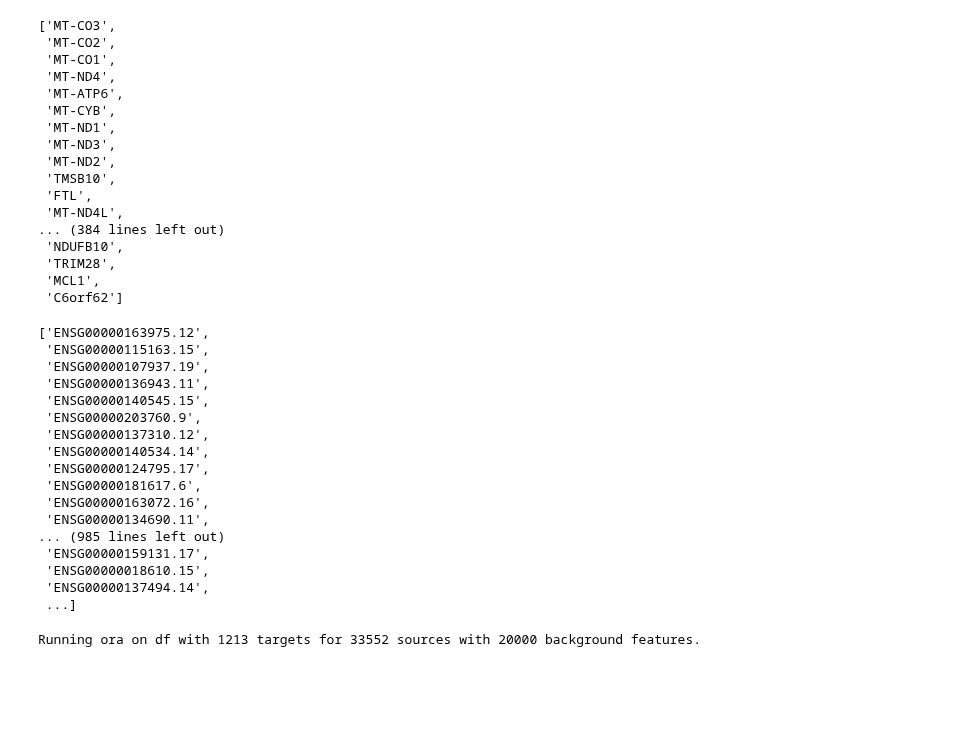
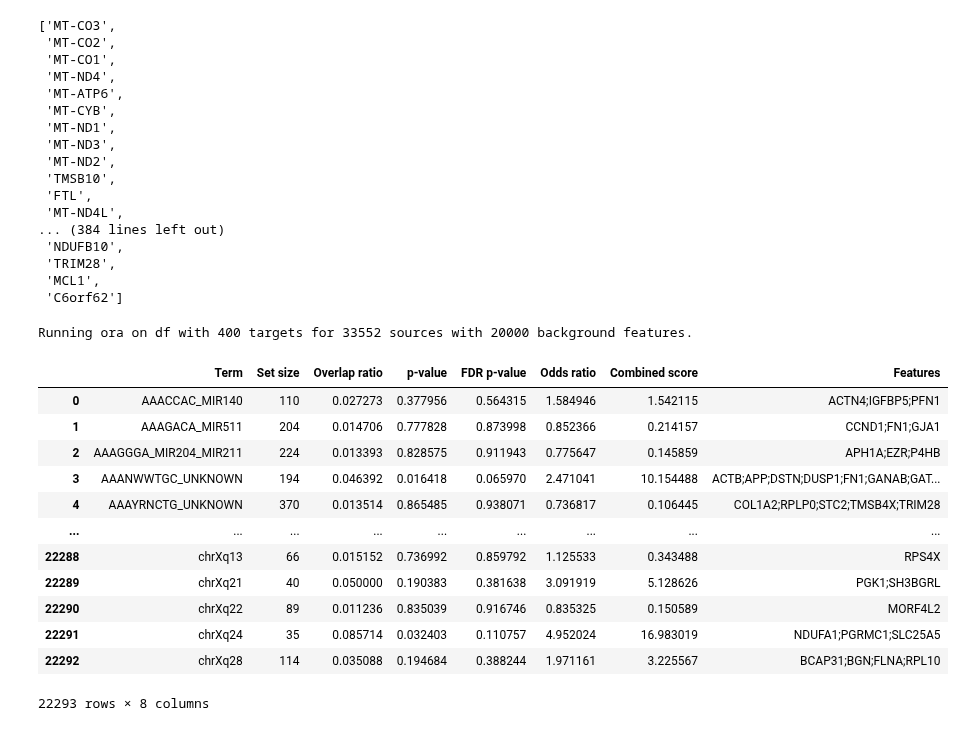
Before and after one commit to l1joseph/Multiscale_HRD_Classifier, a Jupyter notebook: prelim_analysis/decouplR_analysis.ipynb, the cells around one changed output. Cells and saved outputs as stored; diff of their text form; code cells hidden in the pictures; blank space fills up the shorter version.

```diff
--- a/prelim_analysis/decouplR_analysis.ipynb
+++ b/prelim_analysis/decouplR_analysis.ipynb
@@ -122,40 +160,32 @@ gene_split
  'TRIM28',
  'MCL1',
  'C6orf62']
-# %%
-bottom_genes = pd.read_csv('data/bottom_2_percent.tsv', sep = '\t', index_col=0)
-bottom_genes.reset_index(inplace=True)
-bottom_genes_list = bottom_genes['index'].to_list()
-
-bottom_genes_list
-# %% [output]
-['ENSG00000163975.12',
- 'ENSG00000115163.15',
- 'ENSG00000107937.19',
- 'ENSG00000136943.11',
- 'ENSG00000140545.15',
- 'ENSG00000203760.9',
- 'ENSG00000137310.12',
- 'ENSG00000140534.14',
- 'ENSG00000124795.17',
- 'ENSG00000181617.6',
- 'ENSG00000163072.16',
- 'ENSG00000134690.11',
-... (985 lines left out)
- 'ENSG00000159131.17',
- 'ENSG00000018610.15',
- 'ENSG00000137494.14',
- ...]
 # %%
 ORA_df = dc.get_ora_df(
-    df = bottom_genes_list,
+    df = gene_split,
     net = msigdb,
     source='geneset',
     target='genesymbol',
     verbose=True,
 )
 # %% [output]
-Running ora on df with 1213 targets for 33552 sources with 20000 background features.
+Running ora on df with 400 targets for 33552 sources with 20000 background features.
+# %%
+ORA_df
+# %% [output]
+|  | Term | Set size | Overlap ratio | p-value | FDR p-value | Odds ratio | Combined score | Features |
+| 0 | AAACCAC_MIR140 | 110 | 0.027273 | 0.377956 | 0.564315 | 1.584946 | 1.542115 | ACTN4;IGFBP5;PFN1 |
+| 1 | AAAGACA_MIR511 | 204 | 0.014706 | 0.777828 | 0.873998 | 0.852366 | 0.214157 | CCND1;FN1;GJA1 |
+| 2 | AAAGGGA_MIR204_MIR211 | 224 | 0.013393 | 0.828575 | 0.911943 | 0.775647 | 0.145859 | APH1A;EZR;P4HB |
+| 3 | AAANWWTGC_UNKNOWN | 194 | 0.046392 | 0.016418 | 0.065970 | 2.471041 | 10.154488 | ACTB;APP;DSTN;DUSP1;FN1;GANAB;GAT... |
+| 4 | AAAYRNCTG_UNKNOWN | 370 | 0.013514 | 0.865485 | 0.938071 | 0.736817 | 0.106445 | COL1A2;RPLP0;STC2;TMSB4X;TRIM28 |
+| ... | ... | ... | ... | ... | ... | ... | ... | ... |
+| 22288 | chrXq13 | 66 | 0.015152 | 0.736992 | 0.859792 | 1.125533 | 0.343488 | RPS4X |
+| 22289 | chrXq21 | 40 | 0.050000 | 0.190383 | 0.381638 | 3.091919 | 5.128626 | PGK1;SH3BGRL |
+| 22290 | chrXq22 | 89 | 0.011236 | 0.835039 | 0.916746 | 0.835325 | 0.150589 | MORF4L2 |
+| 22291 | chrXq24 | 35 | 0.085714 | 0.032403 | 0.110757 | 4.952024 | 16.983019 | NDUFA1;PGRMC1;SLC25A5 |
+| 22292 | chrXq28 | 114 | 0.035088 | 0.194684 | 0.388244 | 1.971161 | 3.225567 | BCAP31;BGN;FLNA;RPL10 |
+22293 rows × 8 columns
 # %%
 ORA_df['-log 10 p-value'] = np.log10(ORA_df['p-value'])*-1
 test_pval_filt = ORA_df[ORA_df['p-value'] < 0.05]
```
Also changed, not shown: parts of 15 cells of this notebook, 3 other files.
